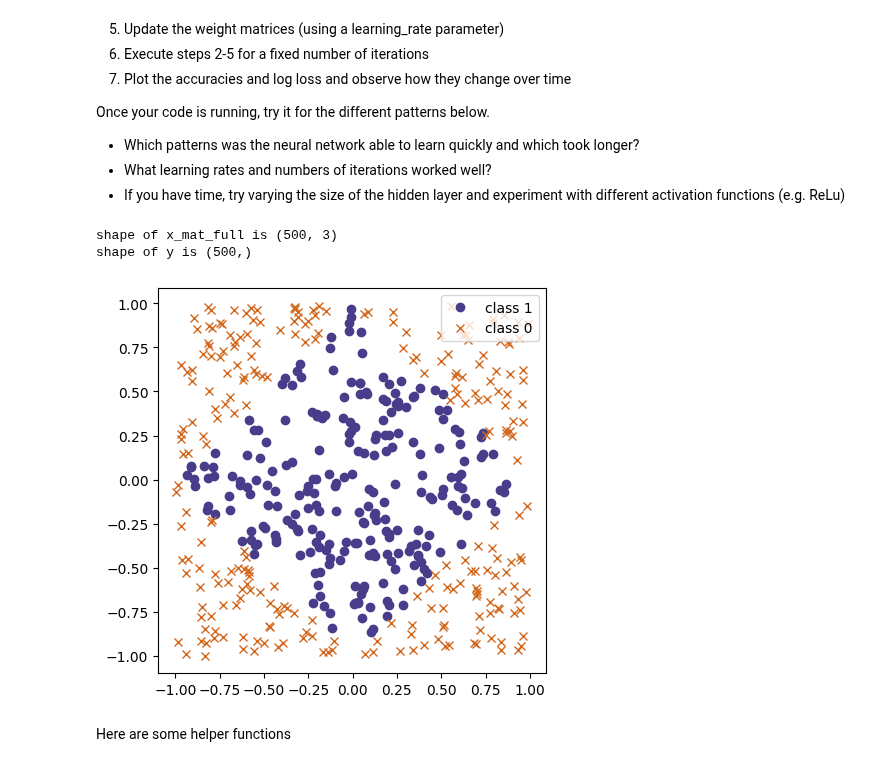
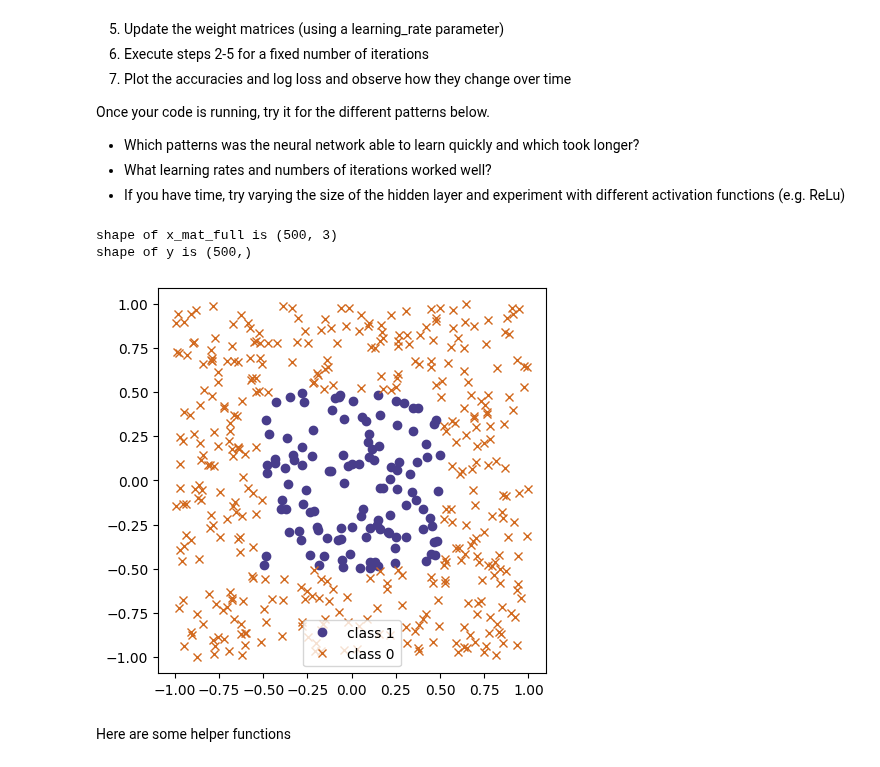
Before and after one commit to TBKHori/Analysis-ML-Deep-Learning, a Jupyter notebook: Week3_Backprop_HW.ipynb, the cells around one changed output. Cells and saved outputs as stored; diff of their text form; code cells hidden in the pictures.

```diff
--- a/Week3_Backprop_HW.ipynb
+++ b/Week3_Backprop_HW.ipynb
@@ -32,39 +34,39 @@ Once your code is running, try it for the different patterns below.
 num_obs = 500
 x_mat_1 = np.random.uniform(-1,1,size = (num_obs,2))
 x_mat_bias = np.ones((num_obs,1))
 x_mat_full = np.concatenate( (x_mat_1,x_mat_bias), axis=1)
 
 # PICK ONE PATTERN BELOW and comment out the rest.
 
 # # Circle pattern
-# y = (np.sqrt(x_mat_full[:,0]**2 + x_mat_full[:,1]**2)<.75).astype(int)
+#y = (np.sqrt(x_mat_full[:,0]**2 + x_mat_full[:,1]**2)<.75).astype(int)
 
 # # Diamond Pattern
-y = ((np.abs(x_mat_full[:,0]) + np.abs(x_mat_full[:,1]))<1).astype(int)
+#y = ((np.abs(x_mat_full[:,0]) + np.abs(x_mat_full[:,1]))<1).astype(int)
 
 # # Centered square
-# y = ((np.maximum(np.abs(x_mat_full[:,0]), np.abs(x_mat_full[:,1])))<.5).astype(int)
+y = ((np.maximum(np.abs(x_mat_full[:,0]), np.abs(x_mat_full[:,1])))<.5).astype(int)
 
 # # Thick Right Angle pattern
-# y = (((np.maximum((x_mat_full[:,0]), (x_mat_full[:,1])))<.5) & ((np.maximum((x_mat_full[:,0]), (x_mat_full[:,1])))>-.5)).astype(int)
+#y = (((np.maximum((x_mat_full[:,0]), (x_mat_full[:,1])))<.5) & ((np.maximum((x_mat_full[:,0]), (x_mat_full[:,1])))>-.5)).astype(int)
 
 # # Thin right angle pattern
-# y = (((np.maximum((x_mat_full[:,0]), (x_mat_full[:,1])))<.5) & ((np.maximum((x_mat_full[:,0]), (x_mat_full[:,1])))>0)).astype(int)
+#y = (((np.maximum((x_mat_full[:,0]), (x_mat_full[:,1])))<.5) & ((np.maximum((x_mat_full[:,0]), (x_mat_full[:,1])))>0)).astype(int)
 
 
 print('shape of x_mat_full is {}'.format(x_mat_full.shape))
 print('shape of y is {}'.format(y.shape))
 
 fig, ax = plt.subplots(figsize=(5, 5))
 ax.plot(x_mat_full[y==1, 0],x_mat_full[y==1, 1], 'ro', label='class 1', color='darkslateblue')
 ax.plot(x_mat_full[y==0, 0],x_mat_full[y==0, 1], 'bx', label='class 0', color='chocolate')
 # ax.grid(True)
 ax.legend(loc='best')
 ax.axis('equal');
 # %% [output]
 shape of x_mat_full is (500, 3)
 shape of y is (500,)
-[figure, old version]
+[figure, new version]
 # %% [markdown]
 Here are some helper functions
 # %%
```
Also changed, not shown: parts of 5 cells of this notebook.
